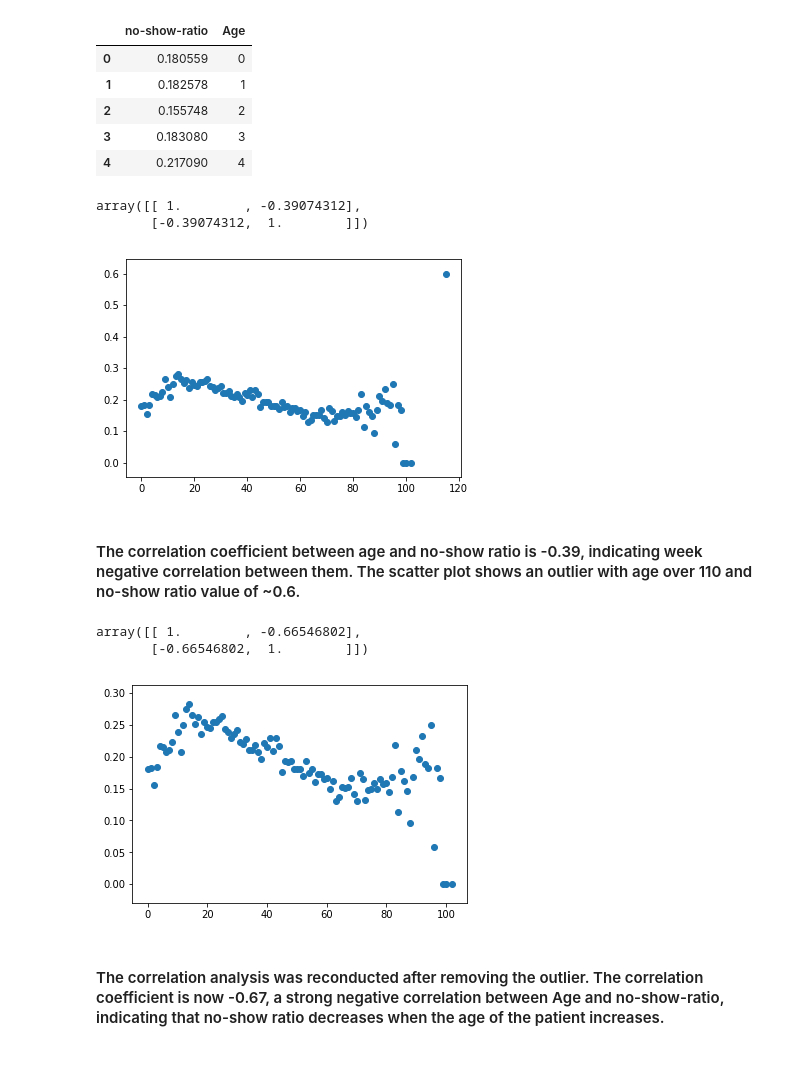
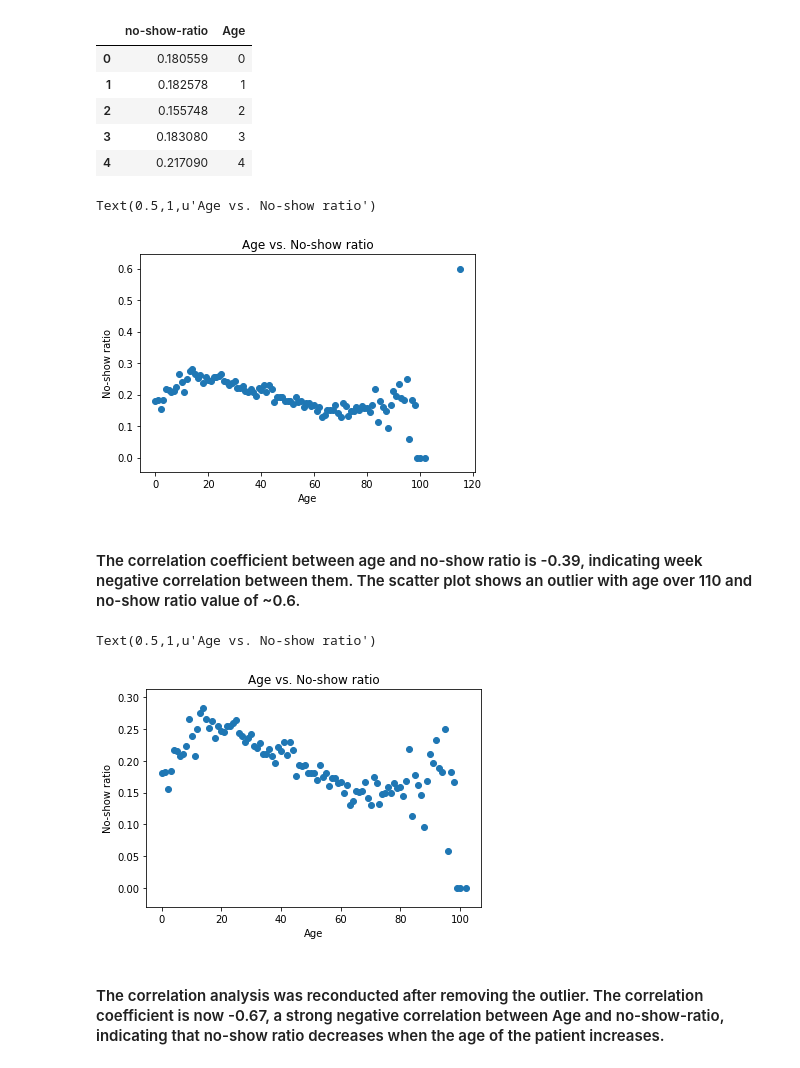
Before and after one commit to qqyoungqq/udnp-no-show-appointment, a Jupyter notebook: report.ipynb, the cells around one changed output. Cells and saved outputs as stored; diff of their text form; code cells hidden in the pictures.

```diff
--- a/report.ipynb
+++ b/report.ipynb
@@ -166,23 +166,27 @@ byage_ratio.head()
 # %%
 byage_ratio.head()
 # make a scattor plot
 plt.scatter(byage_ratio['Age'], byage_ratio['no-show-ratio'])
 # calculate the correlation coefficient between no-show ratio and age
 np.corrcoef(byage_ratio['Age'], byage_ratio['no-show-ratio'])
+plt.xlabel('Age')
+plt.ylabel('No-show ratio')
+plt.title('Age vs. No-show ratio')
 # %% [output]
-array([[ 1.        , -0.39074312],
-       [-0.39074312,  1.        ]])
+Text(0.5,1,u'Age vs. No-show ratio')
-[figure, old version]
+[figure, new version]
 # %% [markdown]
 #### The correlation coefficient between age and no-show ratio is -0.39, indicating week negative correlation between them. The scatter plot shows an outlier with age over 110 and no-show ratio value of ~0.6.
 # %%
 byage_ratio_filter = byage_ratio[byage_ratio['Age']<110]
 plt.scatter(byage_ratio_filter['Age'], byage_ratio_filter['no-show-ratio'])
 np.corrcoef(byage_ratio_filter['Age'], byage_ratio_filter['no-show-ratio'])
+plt.xlabel('Age')
+plt.ylabel('No-show ratio')
+plt.title('Age vs. No-show ratio')
 # %% [output]
-array([[ 1.        , -0.66546802],
-       [-0.66546802,  1.        ]])
+Text(0.5,1,u'Age vs. No-show ratio')
-[figure, old version]
+[figure, new version]
 # %% [markdown]
 ####  The correlation analysis was reconducted after removing the outlier.  The correlation coefficient is now -0.67, a strong negative correlation between Age and no-show-ratio, indicating that no-show ratio decreases when the age of the patient increases.
 # %% [markdown]
```
Also changed, not shown: parts of 2 cells of this notebook, 1 other file.
